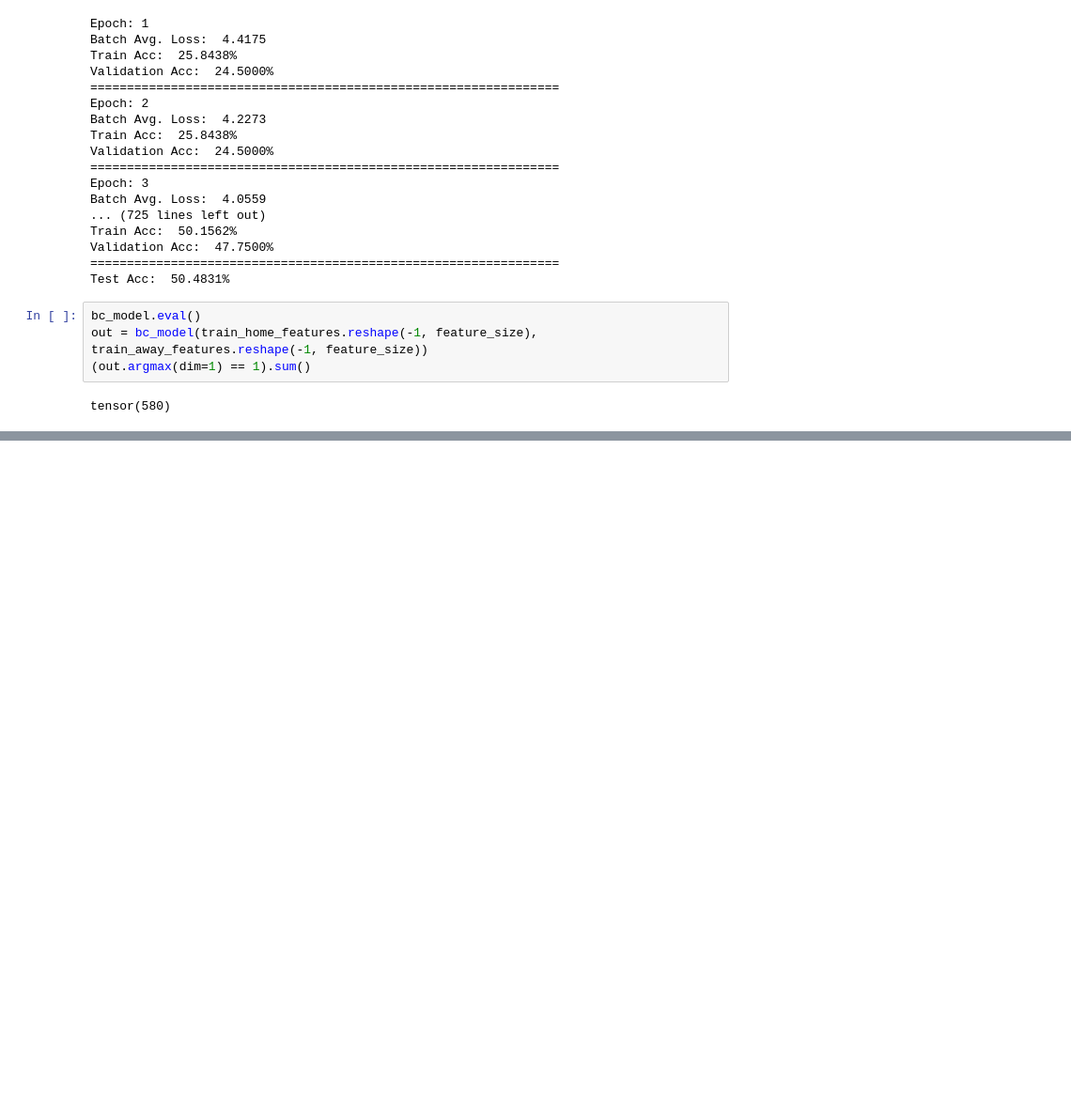
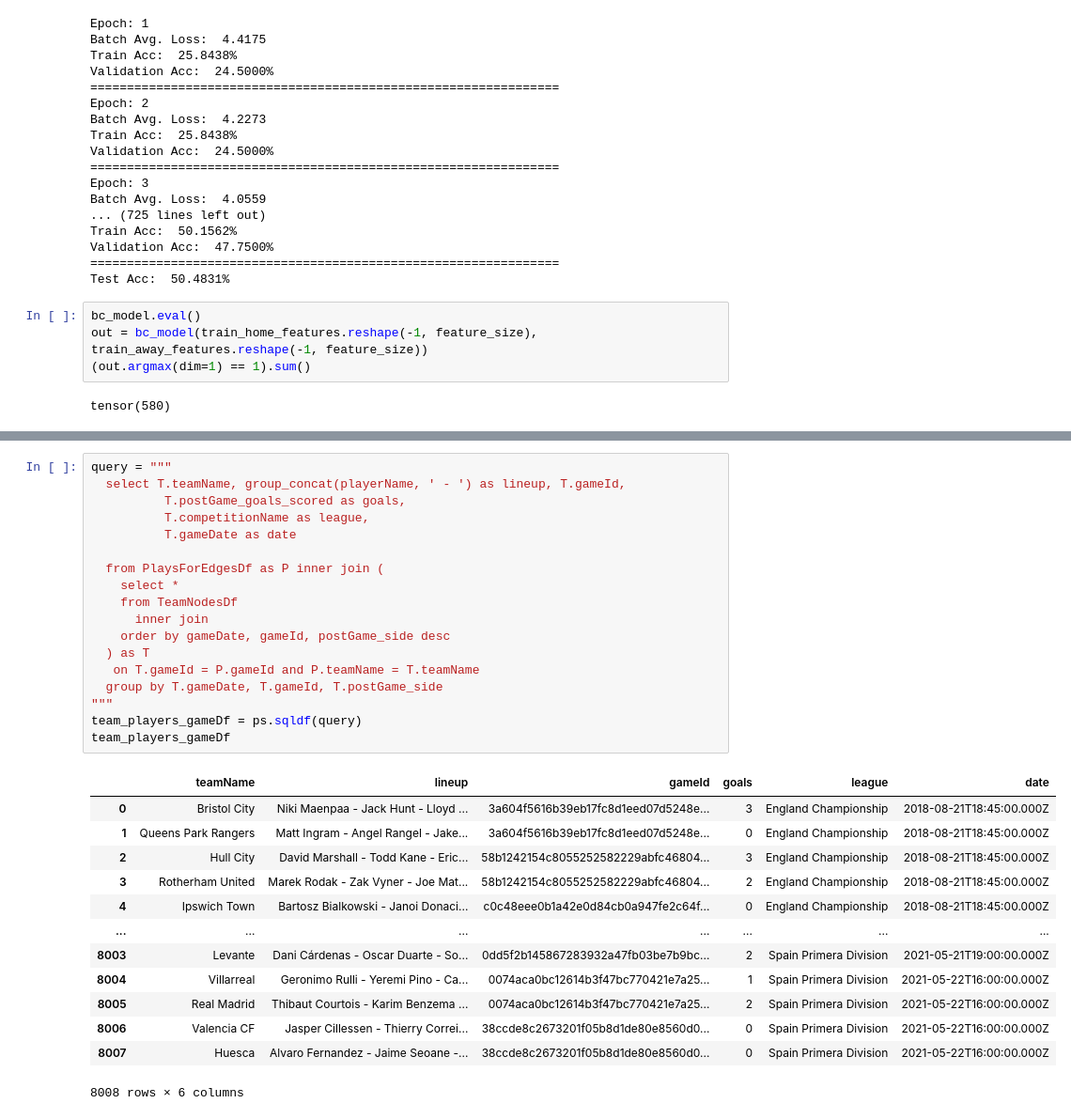
Before and after one commit to sunnybutwithano/Sports-Analysis-with-GNNs, a Jupyter notebook: Sports.ipynb, the cells around one changed output, grey strips where cells are left out. Shown at 94% size. Cells and saved outputs as stored; diff of their text form; blank space fills up the shorter version.

```diff
--- a/Sports.ipynb
+++ b/Sports.ipynb
@@ -293,0 +338,32 @@ tensor(580)
+# %%
+query = """
+  select T.teamName, group_concat(playerName, ' - ') as lineup, T.gameId,
+          T.postGame_goals_scored as goals,
+          T.competitionName as league,
+          T.gameDate as date
+
+  from PlaysForEdgesDf as P inner join (
+    select *
+    from TeamNodesDf
+      inner join
+    order by gameDate, gameId, postGame_side desc
+  ) as T
+   on T.gameId = P.gameId and P.teamName = T.teamName
+  group by T.gameDate, T.gameId, T.postGame_side
+"""
+team_players_gameDf = ps.sqldf(query)
+team_players_gameDf
+# %% [output]
+|  | teamName | lineup | gameId | goals | league | date |
+| 0 | Bristol City | Niki Maenpaa - Jack Hunt - Lloyd ... | 3a604f5616b39eb17fc8d1eed07d5248e... | 3 | England Championship | 2018-08-21T18:45:00.000Z |
+| 1 | Queens Park Rangers | Matt Ingram - Angel Rangel - Jake... | 3a604f5616b39eb17fc8d1eed07d5248e... | 0 | England Championship | 2018-08-21T18:45:00.000Z |
+| 2 | Hull City | David Marshall - Todd Kane - Eric... | 58b1242154c8055252582229abfc46804... | 3 | England Championship | 2018-08-21T18:45:00.000Z |
+| 3 | Rotherham United | Marek Rodak - Zak Vyner - Joe Mat... | 58b1242154c8055252582229abfc46804... | 2 | England Championship | 2018-08-21T18:45:00.000Z |
+| 4 | Ipswich Town | Bartosz Bialkowski - Janoi Donaci... | c0c48eee0b1a42e0d84cb0a947fe2c64f... | 0 | England Championship | 2018-08-21T18:45:00.000Z |
+| ... | ... | ... | ... | ... | ... | ... |
+| 8003 | Levante | Dani Cárdenas - Oscar Duarte - So... | 0dd5f2b145867283932a47fb03be7b9bc... | 2 | Spain Primera Division | 2021-05-21T19:00:00.000Z |
+| 8004 | Villarreal | Geronimo Rulli - Yeremi Pino - Ca... | 0074aca0bc12614b3f47bc770421e7a25... | 1 | Spain Primera Division | 2021-05-22T16:00:00.000Z |
+| 8005 | Real Madrid | Thibaut Courtois - Karim Benzema ... | 0074aca0bc12614b3f47bc770421e7a25... | 2 | Spain Primera Division | 2021-05-22T16:00:00.000Z |
+| 8006 | Valencia CF | Jasper Cillessen - Thierry Correi... | 38ccde8c2673201f05b8d1de80e8560d0... | 0 | Spain Primera Division | 2021-05-22T16:00:00.000Z |
+| 8007 | Huesca | Alvaro Fernandez - Jaime Seoane -... | 38ccde8c2673201f05b8d1de80e8560d0... | 0 | Spain Primera Division | 2021-05-22T16:00:00.000Z |
+8008 rows × 6 columns
```
Also changed, not shown: parts of 10 cells of this notebook.
